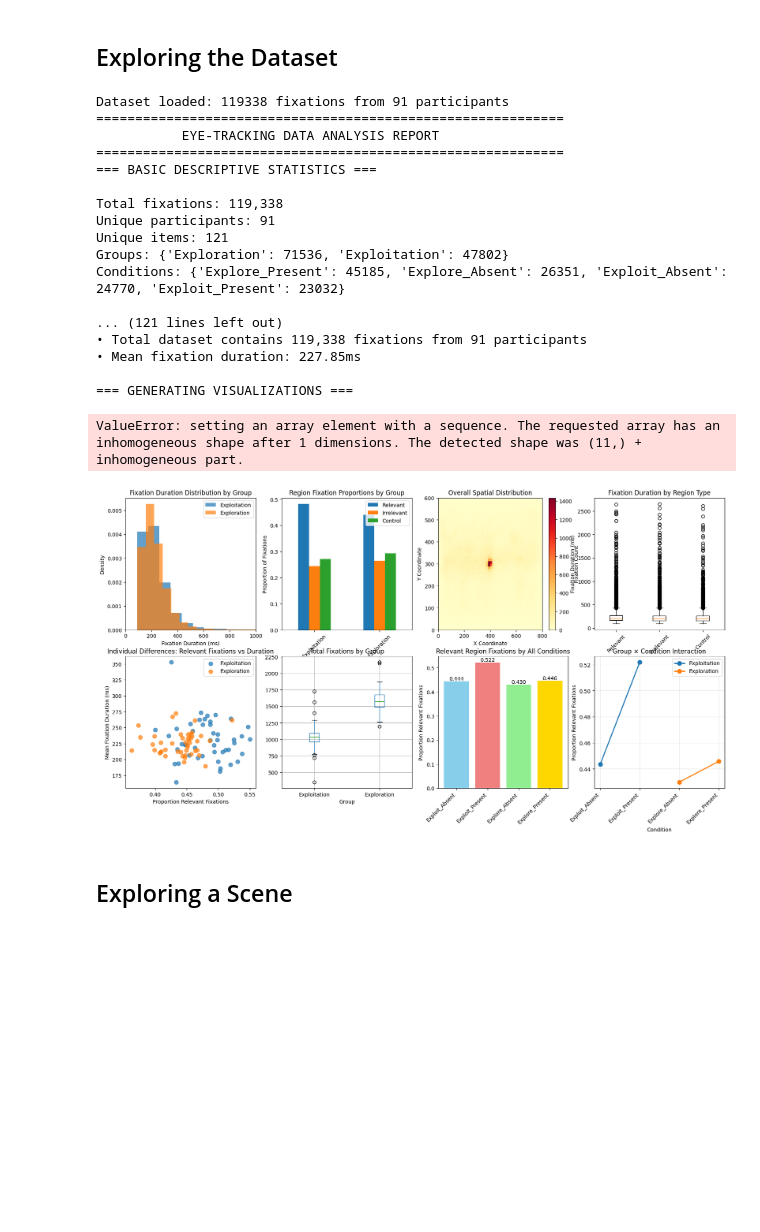
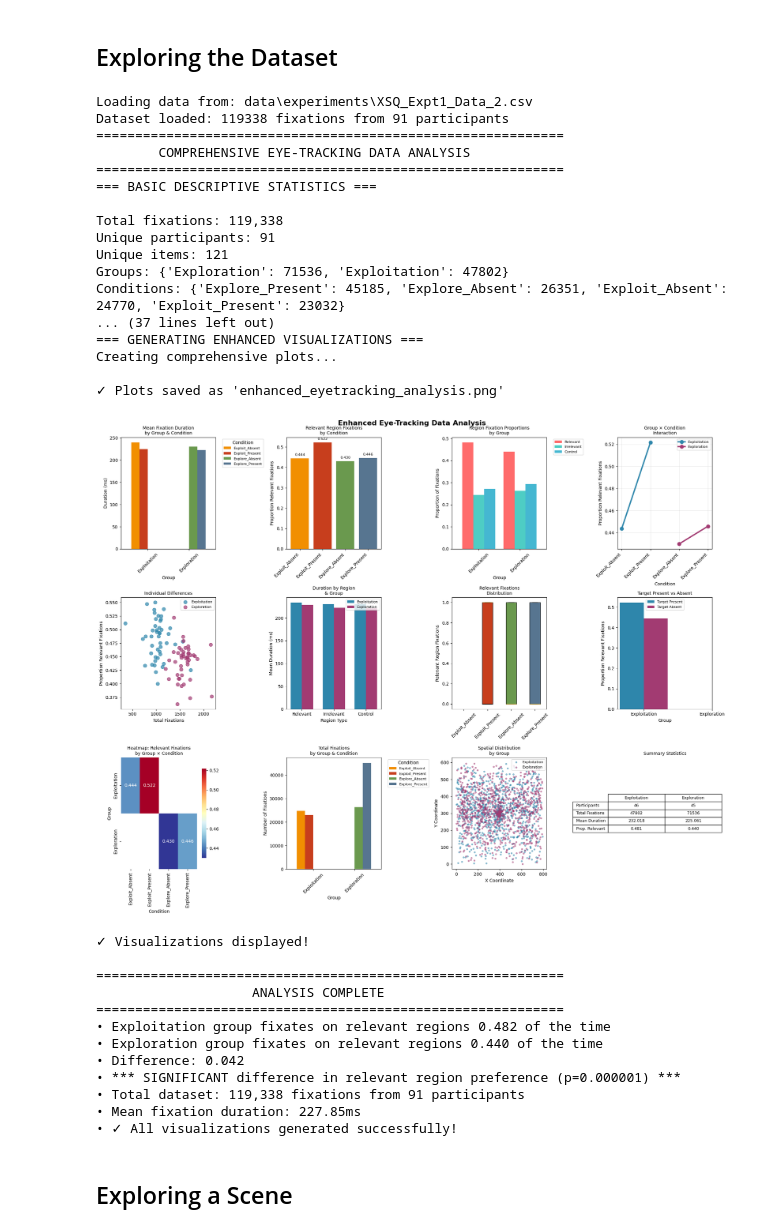
Before and after one commit to catarina-moreira/human_patterns_exploration, a Jupyter notebook: [0]_Data_Analysis.ipynb, the cells around one changed output. Cells and saved outputs as stored; diff of their text form; code cells hidden in the pictures; blank space fills up the shorter version.

Commit message:
draw_fixations working

```diff
--- a/[0]_Data_Analysis.ipynb
+++ b/[0]_Data_Analysis.ipynb
@@ -40,28 +62,40 @@ from src.processor.DataAnalyzer import DataAnalyzer
 # %%
 datapath = os.path.join("data", "experiments", "XSQ_Expt1_Data_2.csv")
 analyzer = DataAnalyzer(datapath)
 
-results = analyzer.comprehensive_report()
-analyzer.generate_visualizations(save_plots=True)
+#results = analyzer.comprehensive_report()
+#analyzer.comprehensive_report()
+results = analyzer.run_complete_analysis()
 # %% [output]
+Loading data from: data\experiments\XSQ_Expt1_Data_2.csv
 Dataset loaded: 119338 fixations from 91 participants
 ============================================================
-           EYE-TRACKING DATA ANALYSIS REPORT
+        COMPREHENSIVE EYE-TRACKING DATA ANALYSIS
 ============================================================
 === BASIC DESCRIPTIVE STATISTICS ===
 
 Total fixations: 119,338
 Unique participants: 91
 Unique items: 121
 Groups: {'Exploration': 71536, 'Exploitation': 47802}
 Conditions: {'Explore_Present': 45185, 'Explore_Absent': 26351, 'Exploit_Absent': 24770, 'Exploit_Present': 23032}
+... (37 lines left out)
+=== GENERATING ENHANCED VISUALIZATIONS ===
+Creating comprehensive plots...
 
-... (121 lines left out)
-• Total dataset contains 119,338 fixations from 91 participants
-• Mean fixation duration: 227.85ms
-
-=== GENERATING VISUALIZATIONS ===
+✓ Plots saved as 'enhanced_eyetracking_analysis.png'
+[figure, new version]
-ValueError: setting an array element with a sequence. The requested array has an inhomogeneous shape after 1 dimensions. The detected shape was (11,) + inhomogeneous part.
+✓ Visualizations displayed!
+
+============================================================
+                    ANALYSIS COMPLETE
+============================================================
+• Exploitation group fixates on relevant regions 0.482 of the time
+• Exploration group fixates on relevant regions 0.440 of the time
+• Difference: 0.042
+• *** SIGNIFICANT difference in relevant region preference (p=0.000001) ***
+• Total dataset: 119,338 fixations from 91 participants
+• Mean fixation duration: 227.85ms
+• ✓ All visualizations generated successfully!
-[figure, old version]
 # %% [markdown]
 ## Exploring a Scene
```
Also changed, not shown: parts of 6 cells of this notebook, 5 other files.
